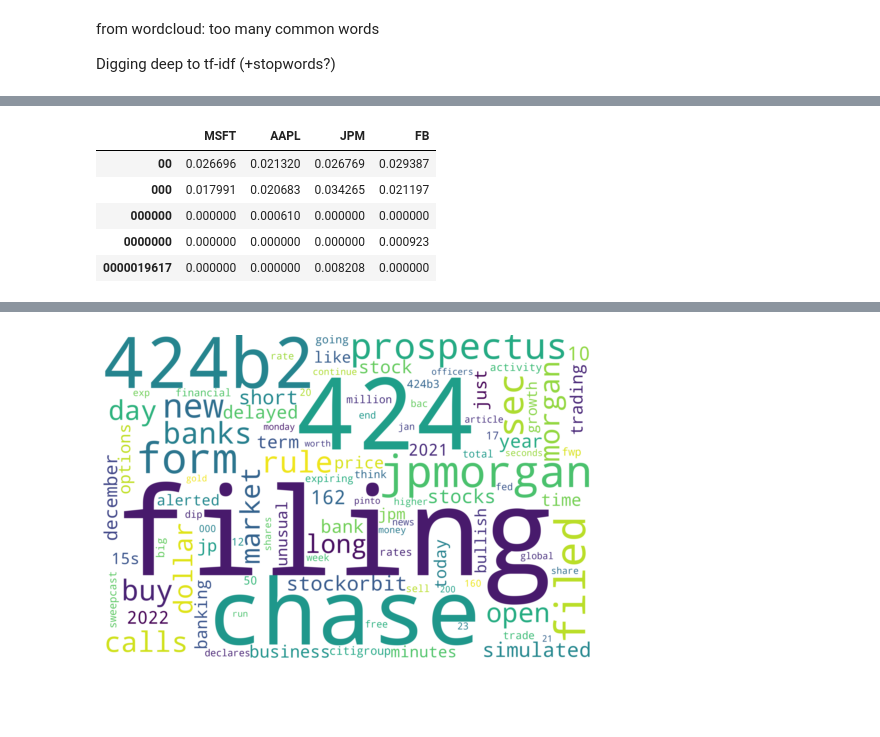
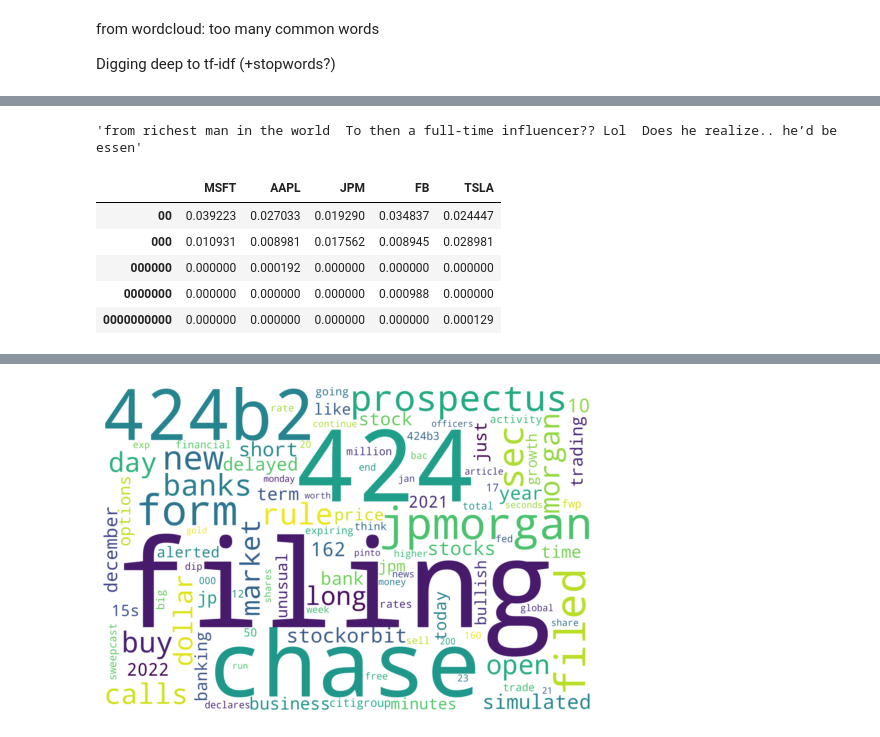
Before and after one commit to samuellau0802/HKUST-x-J.P.-Morgan-Fintech-Mentorship-Program, a Jupyter notebook: data_exploration/stocktwits_explore.ipynb, the cells around one changed output, grey strips where cells are left out. Saved outputs shown, nothing was run; the diff lists cells and outputs as text; code cells hidden in the pictures; blank space fills up the shorter version.

```diff
--- a/data_exploration/stocktwits_explore.ipynb
+++ b/data_exploration/stocktwits_explore.ipynb
@@ -25,0 +48,4 @@ df
+# %%
+import datetime
+df['time'] = [datetime.datetime.fromtimestamp(date) for date in df['time']]
+df.time.hist(figsize=(12,6),color='#86bf91')
@@ -43,5 +77,5 @@ Name: symbols, Length: 1329, dtype: int64
 # %%
 # remove value counts only have less or equal four
-df = df.groupby('symbols').filter(lambda x : len(x)>100)
+df = df.groupby('symbols').filter(lambda x : len(x)>500)
 df['symbols'].value_counts()
 # %% [output]
@@ -153,25 +188,32 @@ JPM_corpus[:100]
+# %%
+# creating the document of JPM
+TSLA_corpus = ". ".join([i.strip() for i in list(df[df['symbols']=='$TSLA'].text)])
+TSLA_corpus = TSLA_corpus.replace('\n','')
+TSLA_corpus[:100]
+# %% [output]
+'from richest man in the world  To then a full-time influencer?? Lol  Does he realize.. he’d be essen'
 # %%
-corpus = [MSFT_corpus, AAPL_corpus, JPM_corpus, FB_corpus]
+corpus = [MSFT_corpus, AAPL_corpus, JPM_corpus, FB_corpus,TSLA_corpus]
 # %%
 from sklearn.feature_extraction.text import TfidfVectorizer
 # words to vector
 vectorizer = TfidfVectorizer(stop_words='english')
 vecs = vectorizer.fit_transform(corpus) # fit corpus
 feature_names = vectorizer.get_feature_names()
 dense = vecs.todense()
 lst1 = dense.tolist()
 # a dataframe with tf-idf scores
 df_tfidf = pd.DataFrame(lst1, columns=feature_names)
 data = df_tfidf.transpose()
-data.columns = ['MSFT', 'AAPL', 'JPM', 'FB']
+data.columns = ['MSFT', 'AAPL', 'JPM', 'FB','TSLA']
 data.head()
 # %% [output]
-|  | MSFT | AAPL | JPM | FB |
-| 00 | 0.026696 | 0.021320 | 0.026769 | 0.029387 |
-| 000 | 0.017991 | 0.020683 | 0.034265 | 0.021197 |
-| 000000 | 0.000000 | 0.000610 | 0.000000 | 0.000000 |
-| 0000000 | 0.000000 | 0.000000 | 0.000000 | 0.000923 |
-| 0000019617 | 0.000000 | 0.000000 | 0.008208 | 0.000000 |
+|  | MSFT | AAPL | JPM | FB | TSLA |
+| 00 | 0.039223 | 0.027033 | 0.019290 | 0.034837 | 0.024447 |
+| 000 | 0.010931 | 0.008981 | 0.017562 | 0.008945 | 0.028981 |
+| 000000 | 0.000000 | 0.000192 | 0.000000 | 0.000000 | 0.000000 |
+| 0000000 | 0.000000 | 0.000000 | 0.000000 | 0.000988 | 0.000000 |
+| 0000000000 | 0.000000 | 0.000000 | 0.000000 | 0.000000 | 0.000129 |
 # %%
 from wordcloud import WordCloud, STOPWORDS
 def wordcloud_tfidf(ind):
```
Also changed, not shown: parts of 22 cells of this notebook, 28 other files.
